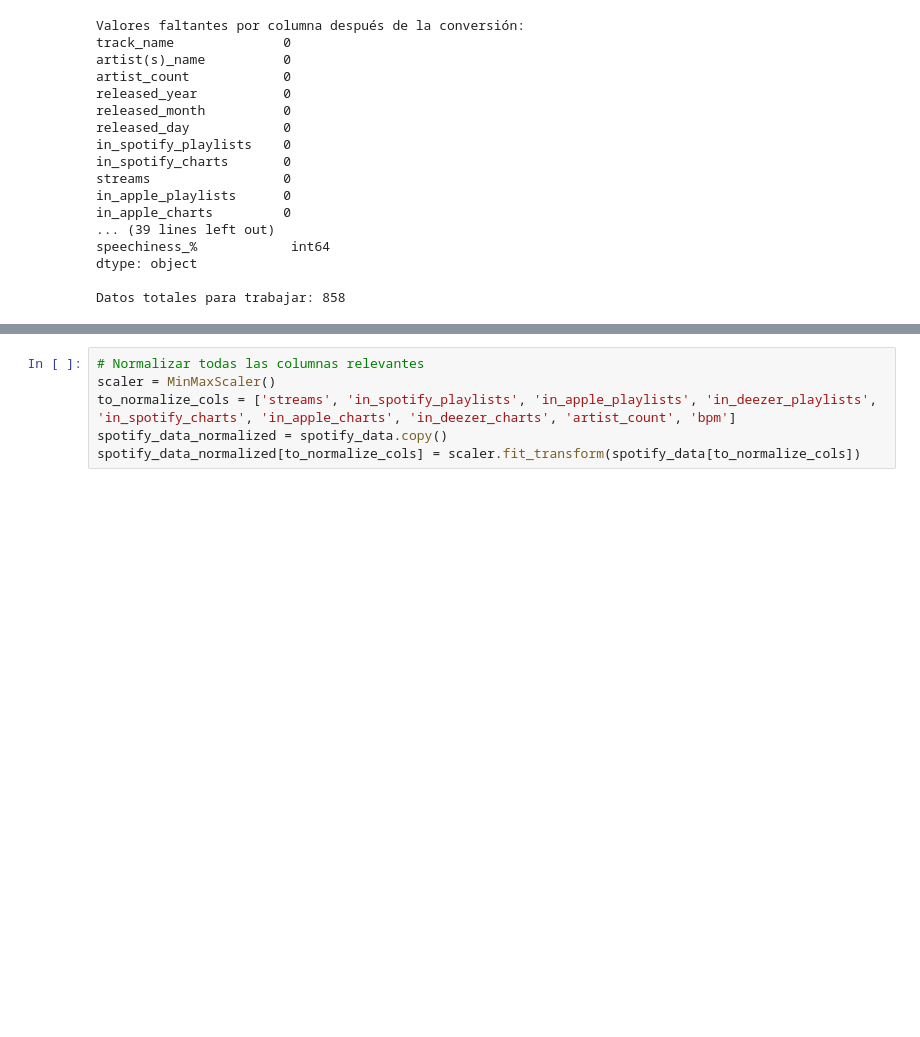
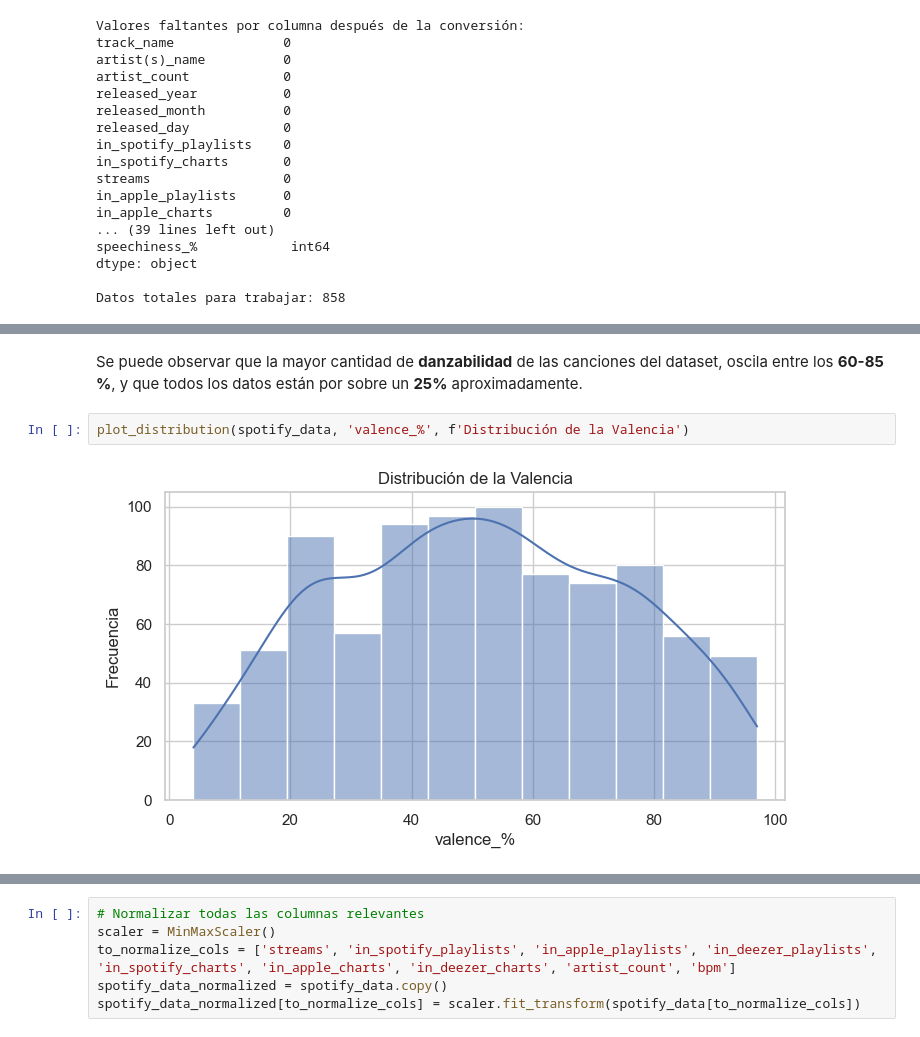
Before and after one commit to mizook/spotify_ds, a Jupyter notebook: spotify_project.ipynb, the cells around one changed output, grey strips where cells are left out. Drawn from its saved outputs; the diff is of its cells as text; blank space fills up the shorter version.

```diff
--- a/spotify_project.ipynb
+++ b/spotify_project.ipynb
@@ -216,0 +208,6 @@ plot_bar_chart(spotify_data, 'released_year', 'Cantidad de Canciones por Año de
+# %% [markdown]
+Se puede observar que la mayor cantidad de **danzabilidad** de las canciones del dataset, oscila entre los **60-85 %**, y que todos los datos están por sobre un **25%** aproximadamente.
+# %%
+plot_distribution(spotify_data, 'valence_%', f'Distribución de la Valencia')
+# %% [output]
+[figure, added]
```
Also changed, not shown: parts of 49 cells of this notebook.
